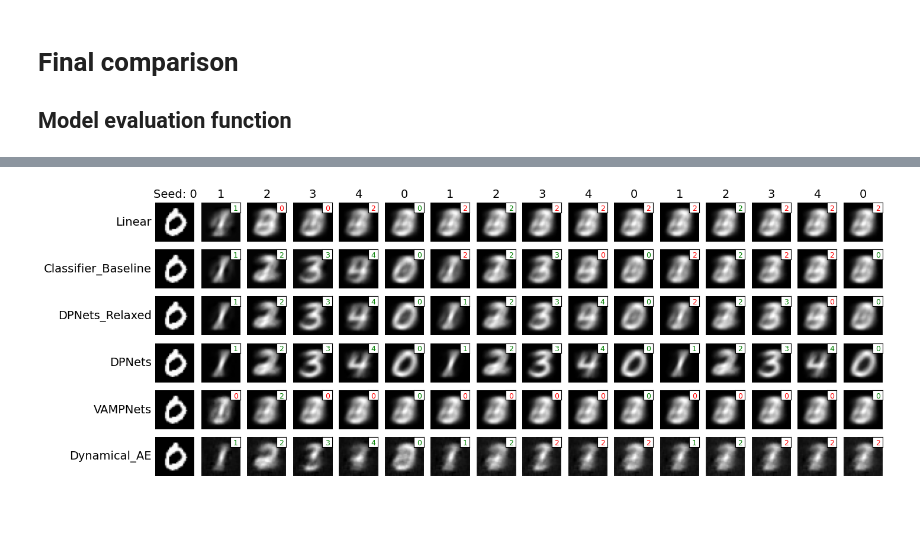
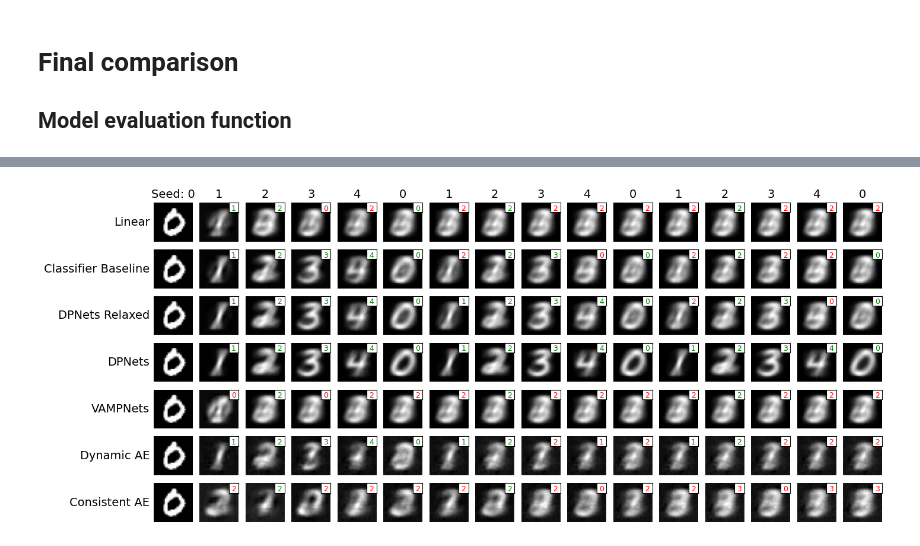
Before and after one commit to Machine-Learning-Dynamical-Systems/kooplearn, a Jupyter notebook: examples/ordered_MNIST/main.ipynb, the cells around one changed output, grey strips where cells are left out. Saved outputs shown, nothing was run; the diff lists cells and outputs as text; code cells hidden in the pictures; blank space fills up the shorter version.

Commit message:
Fixed Consistent AE

```diff
--- a/examples/ordered_MNIST/main.ipynb
+++ b/examples/ordered_MNIST/main.ipynb
@@ -416,6 +420,6 @@ Global seed set to 0
 # %%
 dae.fit(train_dataloaders=train_dl)
-transfer_operator_models["Dynamical_AE"] = dae
+transfer_operator_models["Dynamic_AE"] = dae
 # %% [output]
 LOCAL_RANK: 0 - CUDA_VISIBLE_DEVICES: [0,1]
 
@@ -438,7 +442,7 @@ from kooplearn.models import ConsistentAE
 trainer_kwargs = {
     'accelerator': 'gpu',
     'devices': 1,
-    'max_epochs': configs.max_epochs + 200,
+    'max_epochs': configs.max_epochs,
     'log_every_n_steps': 3,
     # 'callbacks': [lr_finder],
 }
@@ -466,0 +474,7 @@ transfer_operator_models["Consistent_AE"] = cae
+# %%
+# We need at least a context_window_len=3 to train the Consistent AutoEncoder
+train_data = traj_to_contexts(ordered_MNIST['train']['image'], backend='numpy', context_window_len=3)
+train_dl = DataLoader(train_data, batch_size = configs.batch_size, shuffle=True, collate_fn=collate_context_dataset)
+
+cae.fit(train_dataloaders=train_dl)
+transfer_operator_models["Consistent_AE"] = cae
@@ -469,16 +498,16 @@ transfer_operator_models["Consistent_AE"] = cae
 ## Model evaluation function
 # %%
 from kooplearn.abc import BaseModel
-from kooplearn.models.ae.consistent import ConsistentAE
+from kooplearn.data import TensorContextDataset
 
 def evaluate_model(model: BaseModel, test_data):
     assert model.is_fitted
-    if isinstance(model, ConsistentAE):
-        print("Triggered padding")
-        raise NotImplementedError
+    # if isinstance(model, ConsistentAE):
+    #     print("Triggered padding")
+        # raise NotImplementedError
         #Pad with zeros
-        # padding = np.zeros_like(test_images)
-        # test_images = np.concatenate([padding]*(model.lookback_len - 1)+ [test_images], axis=1)
+        # padding = np.zeros_like(test_data)
+        # test_data = TensorContextDataset(np.concatenate([padding]*(model.lookback_len - 1)+ [test_data.data], axis=1))
     report = {
         'accuracy': [],
         'label': [],
@@ -559,32 +589,32 @@ for model_idx, model_name in enumerate(report.keys()):
         ax.set_yticks([])
         ax.axis('off')
 
         # Add a white background for the subplot
         ax.set_facecolor('white')
 
         # Add an inset for the predicted label in the upper right corner
         if pred_label == true_label:
             color = 'green'
         else:
             color = 'red'
         inset_ax = ax.inset_axes([0.75, 0.75, 0.25, 0.25])
         inset_ax.set_xlim(0, 1)
         inset_ax.set_ylim(0, 1)
         inset_ax.text(0.5, 0.4, f"{pred_label}" , color=color, fontsize=9, ha='center', va='center')
         inset_ax.set_xticks([])
         inset_ax.set_yticks([])
         inset_ax.set_facecolor('white')
 
 # Display the model names on the left of each row
 for model_idx, model_name in enumerate(report.keys()):
-    axes[model_idx, 0].text(-0.1, 0.5, model_name, fontsize=14, ha='right', va='center', transform=axes[model_idx, 0].transAxes)
+    axes[model_idx, 0].text(-0.1, 0.5, model_name.replace('_', ' '), fontsize=14, ha='right', va='center', transform=axes[model_idx, 0].transAxes)
 
 for class_idx in range(num_cols):
     title = (ordered_MNIST['test']['label'][test_seed_idx] + class_idx)%configs.classes
     if class_idx == 0:
         axes[0, class_idx].set_title(f"Seed: {title}", fontsize=14)
     else:
         axes[0, class_idx].set_title(f"{title}", fontsize=14)
 plt.show()
 # %% [output]
-[figure, old version]
+[figure, new version]
```
Also changed, not shown: parts of 16 cells of this notebook, 1 other file.
